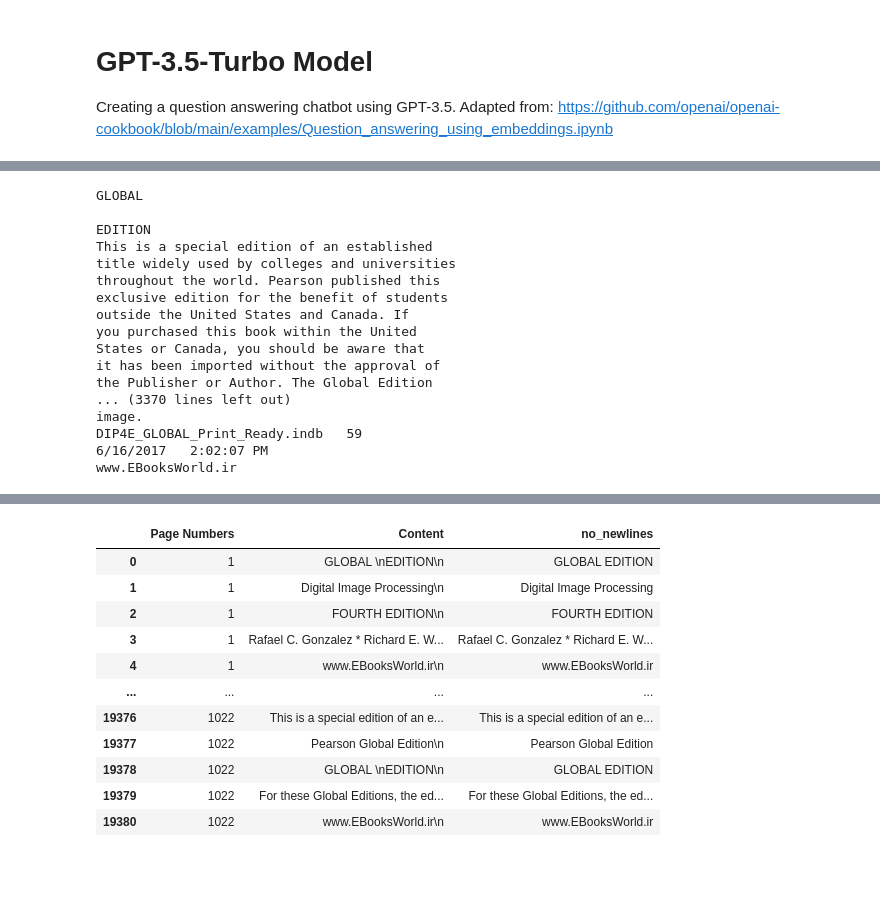
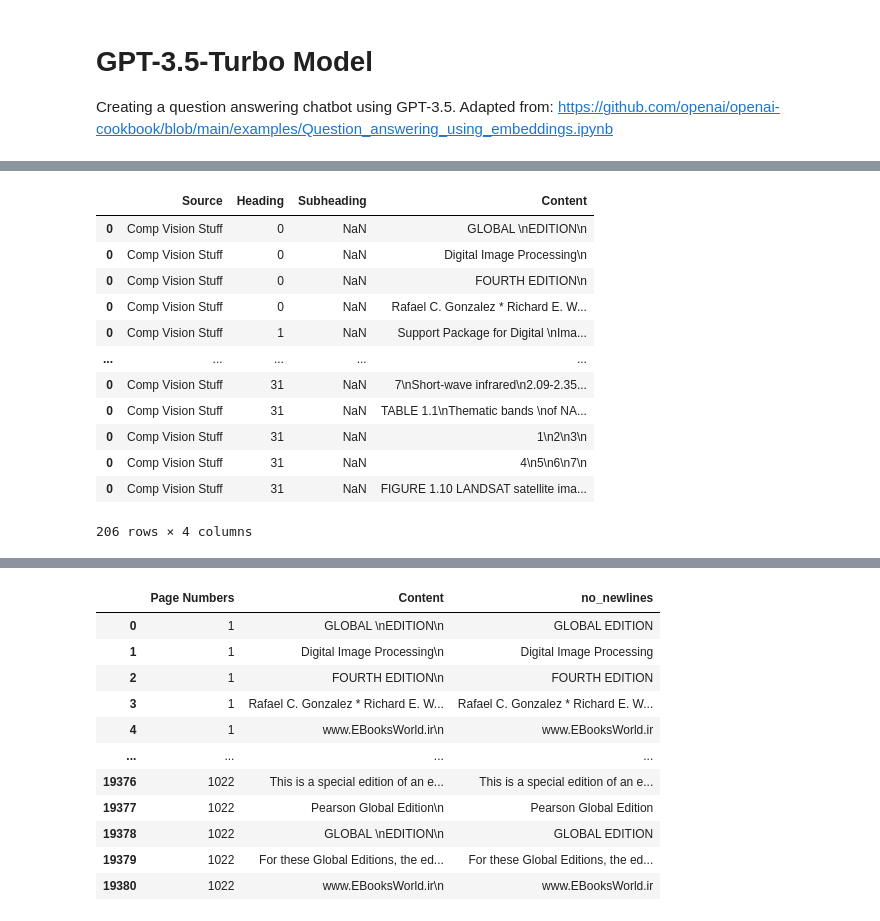
Before and after one commit to pointonjoel/MSc-Diss, a Jupyter notebook: code/main.ipynb, the cells around one changed output, grey strips where cells are left out. Cells and saved outputs as stored; diff of their text form; code cells hidden in the pictures; blank space fills up the shorter version.

```diff
--- a/code/main.ipynb
+++ b/code/main.ipynb
@@ -12,5 +17,5 @@ from modules.query import *
 # %%
-filename = 'assets/knowledge/Digital_Image_Processing_Textbook.pdf'
+filename = 'assets/knowledge/Fundamentals_of_Digital_Image_Processing_Textbook.pdf'
 # %%
 import PyPDF2
 
@@ -20,7 +25,7 @@ with open(filename, 'rb') as file:
 
     # Extract text from each page
     text = ""
-    for page_num in range(len(pdf_reader.pages)):
+    for page_num in range(1,20): #range(len(pdf_reader.pages)):
         page = pdf_reader.pages[page_num]
         text += page.extract_text()
 
@@ -30,20 +51,40 @@ KeyboardInterrupt
-# %%
-print(text)
-# %% [output]
-GLOBAL
-
-EDITION
-This is a special edition of an established
-title widely used by colleges and universities
-throughout the world. Pearson published this
-exclusive edition for the benefit of students
-outside the United States and Canada. If
-you purchased this book within the United
-States or Canada, you should be aware that
-it has been imported without the approval of
-the Publisher or Author. The Global Edition
-... (3370 lines left out)
-image.
-DIP4E_GLOBAL_Print_Ready.indb   59
-6/16/2017   2:02:07 PM
-www.EBooksWorld.ir
+# %%
+doc = fitz.open(filename)
+output = []
+def get_blank_knowledge_df() -> pd.DataFrame:
+    return pd.DataFrame(columns=['Source', 'Heading', 'Subheading', 'Content'])
+document_name = 'Comp Vision Stuff'
+page_limit = 31
+content = get_blank_knowledge_df()
+for page in doc:
+    page_limit = doc.page_count if not page_limit else page_limit
+    if page.number <= page_limit:
+        block_content = page.get_text("blocks")
+        for block in block_content:
+                if block[6] == 0: # I.e. only extract text
+                    plain_text = unidecode(block[4])
+                    new_row = {'Source': document_name, 'Heading': page.number, 'Content': plain_text}
+                    content = pd.concat([content, pd.DataFrame.from_records([new_row])])
+    else:
+        pass
+import re
+# cleaned_text = re.sub(r'http\S+', '', all_text)
+# cleaned_text = re.sub(r'www.+', '', cleaned_text)
+content['Content'] = content['Content'].apply(lambda x: re.sub(r'http\S+', '', x))
+content['Content'] = content['Content'].apply(lambda x: re.sub(r'www.+', '', x))
+content = content.loc[content['Content']!='\n']
+content
+# %% [output]
+|  | Source | Heading | Subheading | Content |
+| 0 | Comp Vision Stuff | 0 | NaN | GLOBAL \nEDITION\n |
+| 0 | Comp Vision Stuff | 0 | NaN | Digital Image Processing\n |
+| 0 | Comp Vision Stuff | 0 | NaN | FOURTH EDITION\n |
+| 0 | Comp Vision Stuff | 0 | NaN | Rafael C. Gonzalez * Richard E. W... |
+| 0 | Comp Vision Stuff | 1 | NaN | Support Package for Digital \nIma... |
+| ... | ... | ... | ... | ... |
+| 0 | Comp Vision Stuff | 31 | NaN | 7\nShort-wave infrared\n2.09-2.35... |
+| 0 | Comp Vision Stuff | 31 | NaN | TABLE 1.1\nThematic bands \nof NA... |
+| 0 | Comp Vision Stuff | 31 | NaN | 1\n2\n3\n |
+| 0 | Comp Vision Stuff | 31 | NaN | 4\n5\n6\n7\n |
+| 0 | Comp Vision Stuff | 31 | NaN | FIGURE 1.10 LANDSAT satellite ima... |
+206 rows × 4 columns
```
Also changed, not shown: parts of 9 cells of this notebook, 7 other files.
